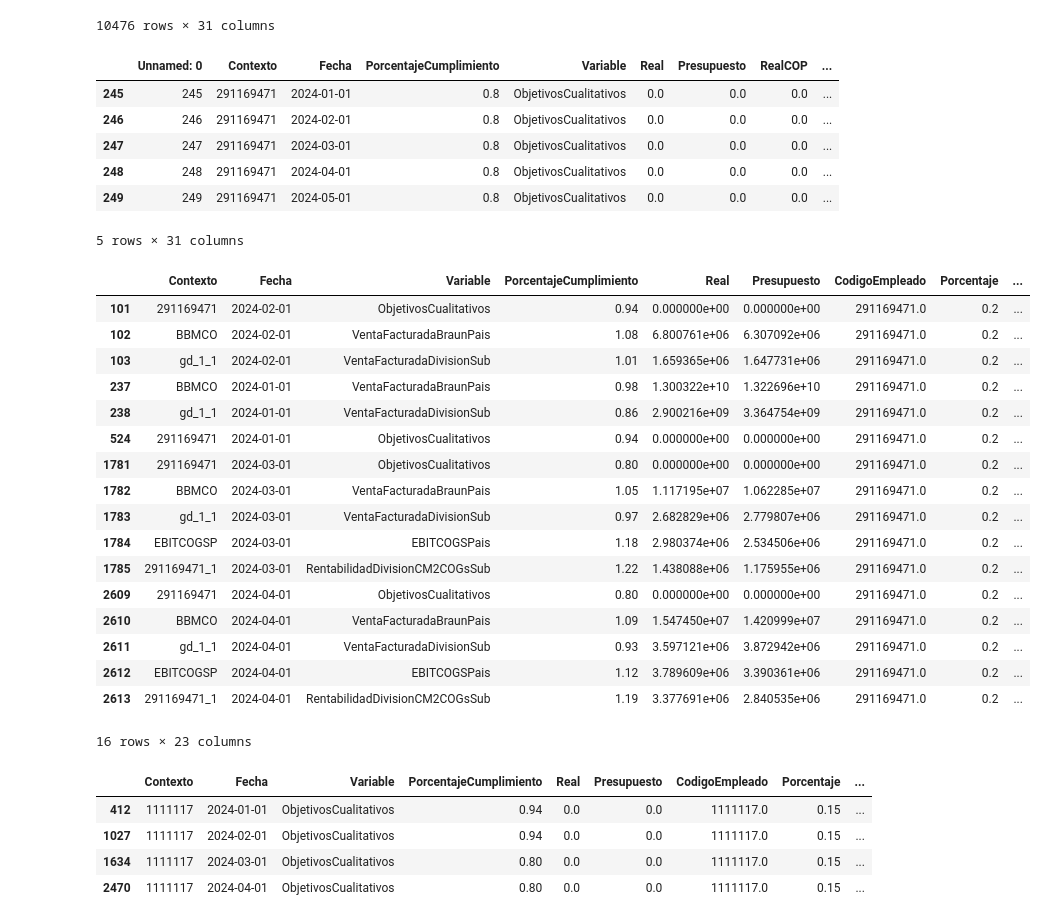
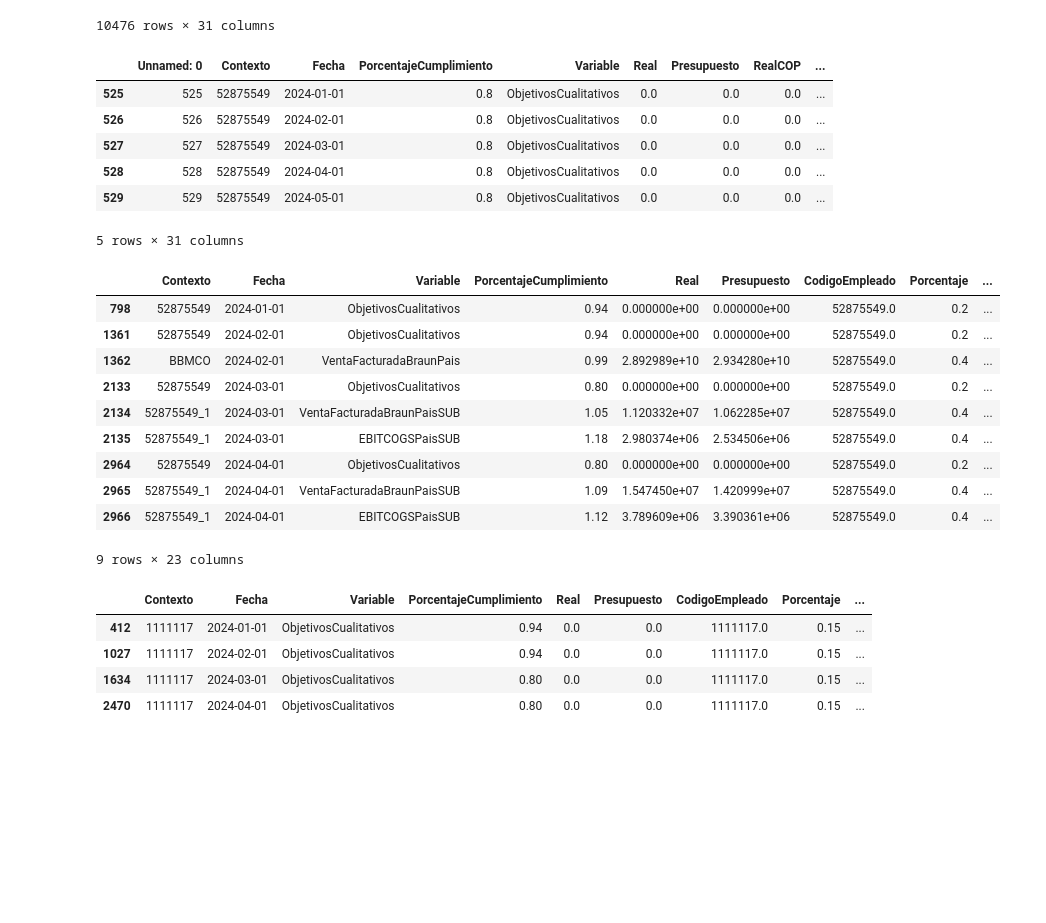
Before and after one commit to Crispelinho/-Liquidations-Incentives-Jupyter, a Jupyter notebook: 2. Calculo de Maestra de Liquidaciones.ipynb, the cells around one changed output. Drawn from its saved outputs; the diff is of its cells as text; code cells hidden in the pictures; blank space fills up the shorter version.

```diff
--- a/2. Calculo de Maestra de Liquidaciones.ipynb
+++ b/2. Calculo de Maestra de Liquidaciones.ipynb
@@ -1141,37 +1139,30 @@ maestra_resultados_por_empleado
 10476 rows × 31 columns
 # %%
 maestra_resultados_por_empleado[
-    (maestra_resultados_por_empleado['Contexto']=='291169471')
+    (maestra_resultados_por_empleado['Contexto']=='52875549')
 ]
 # %% [output]
 |  | Unnamed: 0 | Contexto | Fecha | PorcentajeCumplimiento | Variable | Real | Presupuesto | RealCOP | ... |
-| 245 | 245 | 291169471 | 2024-01-01 | 0.8 | ObjetivosCualitativos | 0.0 | 0.0 | 0.0 | ... |
-| 246 | 246 | 291169471 | 2024-02-01 | 0.8 | ObjetivosCualitativos | 0.0 | 0.0 | 0.0 | ... |
-| 247 | 247 | 291169471 | 2024-03-01 | 0.8 | ObjetivosCualitativos | 0.0 | 0.0 | 0.0 | ... |
-| 248 | 248 | 291169471 | 2024-04-01 | 0.8 | ObjetivosCualitativos | 0.0 | 0.0 | 0.0 | ... |
-| 249 | 249 | 291169471 | 2024-05-01 | 0.8 | ObjetivosCualitativos | 0.0 | 0.0 | 0.0 | ... |
+| 525 | 525 | 52875549 | 2024-01-01 | 0.8 | ObjetivosCualitativos | 0.0 | 0.0 | 0.0 | ... |
+| 526 | 526 | 52875549 | 2024-02-01 | 0.8 | ObjetivosCualitativos | 0.0 | 0.0 | 0.0 | ... |
+| 527 | 527 | 52875549 | 2024-03-01 | 0.8 | ObjetivosCualitativos | 0.0 | 0.0 | 0.0 | ... |
+| 528 | 528 | 52875549 | 2024-04-01 | 0.8 | ObjetivosCualitativos | 0.0 | 0.0 | 0.0 | ... |
+| 529 | 529 | 52875549 | 2024-05-01 | 0.8 | ObjetivosCualitativos | 0.0 | 0.0 | 0.0 | ... |
 5 rows × 31 columns
 # %%
-df_resultado_detallado_previo[df_resultado_detallado_previo['CodigoEmpleado'] == '291169471.0']
+df_resultado_detallado_previo[df_resultado_detallado_previo['CodigoEmpleado'] == '52875549.0']
 # %% [output]
 |  | Contexto | Fecha | Variable | PorcentajeCumplimiento | Real | Presupuesto | CodigoEmpleado | Porcentaje | ... |
-| 101 | 291169471 | 2024-02-01 | ObjetivosCualitativos | 0.94 | 0.000000e+00 | 0.000000e+00 | 291169471.0 | 0.2 | ... |
-| 102 | BBMCO | 2024-02-01 | VentaFacturadaBraunPais | 1.08 | 6.800761e+06 | 6.307092e+06 | 291169471.0 | 0.2 | ... |
-| 103 | gd_1_1 | 2024-02-01 | VentaFacturadaDivisionSub | 1.01 | 1.659365e+06 | 1.647731e+06 | 291169471.0 | 0.2 | ... |
-| 237 | BBMCO | 2024-01-01 | VentaFacturadaBraunPais | 0.98 | 1.300322e+10 | 1.322696e+10 | 291169471.0 | 0.2 | ... |
-| 238 | gd_1_1 | 2024-01-01 | VentaFacturadaDivisionSub | 0.86 | 2.900216e+09 | 3.364754e+09 | 291169471.0 | 0.2 | ... |
-| 524 | 291169471 | 2024-01-01 | ObjetivosCualitativos | 0.94 | 0.000000e+00 | 0.000000e+00 | 291169471.0 | 0.2 | ... |
-| 1781 | 291169471 | 2024-03-01 | ObjetivosCualitativos | 0.80 | 0.000000e+00 | 0.000000e+00 | 291169471.0 | 0.2 | ... |
-| 1782 | BBMCO | 2024-03-01 | VentaFacturadaBraunPais | 1.05 | 1.117195e+07 | 1.062285e+07 | 291169471.0 | 0.2 | ... |
-| 1783 | gd_1_1 | 2024-03-01 | VentaFacturadaDivisionSub | 0.97 | 2.682829e+06 | 2.779807e+06 | 291169471.0 | 0.2 | ... |
-| 1784 | EBITCOGSP | 2024-03-01 | EBITCOGSPais | 1.18 | 2.980374e+06 | 2.534506e+06 | 291169471.0 | 0.2 | ... |
-| 1785 | 291169471_1 | 2024-03-01 | RentabilidadDivisionCM2COGsSub | 1.22 | 1.438088e+06 | 1.175955e+06 | 291169471.0 | 0.2 | ... |
-| 2609 | 291169471 | 2024-04-01 | ObjetivosCualitativos | 0.80 | 0.000000e+00 | 0.000000e+00 | 291169471.0 | 0.2 | ... |
-| 2610 | BBMCO | 2024-04-01 | VentaFacturadaBraunPais | 1.09 | 1.547450e+07 | 1.420999e+07 | 291169471.0 | 0.2 | ... |
-| 2611 | gd_1_1 | 2024-04-01 | VentaFacturadaDivisionSub | 0.93 | 3.597121e+06 | 3.872942e+06 | 291169471.0 | 0.2 | ... |
-| 2612 | EBITCOGSP | 2024-04-01 | EBITCOGSPais | 1.12 | 3.789609e+06 | 3.390361e+06 | 291169471.0 | 0.2 | ... |
-| 2613 | 291169471_1 | 2024-04-01 | RentabilidadDivisionCM2COGsSub | 1.19 | 3.377691e+06 | 2.840535e+06 | 291169471.0 | 0.2 | ... |
+| 798 | 52875549 | 2024-01-01 | ObjetivosCualitativos | 0.94 | 0.000000e+00 | 0.000000e+00 | 52875549.0 | 0.2 | ... |
+| 1361 | 52875549 | 2024-02-01 | ObjetivosCualitativos | 0.94 | 0.000000e+00 | 0.000000e+00 | 52875549.0 | 0.2 | ... |
+| 1362 | BBMCO | 2024-02-01 | VentaFacturadaBraunPais | 0.99 | 2.892989e+10 | 2.934280e+10 | 52875549.0 | 0.4 | ... |
+| 2133 | 52875549 | 2024-03-01 | ObjetivosCualitativos | 0.80 | 0.000000e+00 | 0.000000e+00 | 52875549.0 | 0.2 | ... |
+| 2134 | 52875549_1 | 2024-03-01 | VentaFacturadaBraunPaisSUB | 1.05 | 1.120332e+07 | 1.062285e+07 | 52875549.0 | 0.4 | ... |
+| 2135 | 52875549_1 | 2024-03-01 | EBITCOGSPaisSUB | 1.18 | 2.980374e+06 | 2.534506e+06 | 52875549.0 | 0.4 | ... |
+| 2964 | 52875549 | 2024-04-01 | ObjetivosCualitativos | 0.80 | 0.000000e+00 | 0.000000e+00 | 52875549.0 | 0.2 | ... |
+| 2965 | 52875549_1 | 2024-04-01 | VentaFacturadaBraunPaisSUB | 1.09 | 1.547450e+07 | 1.420999e+07 | 52875549.0 | 0.4 | ... |
+| 2966 | 52875549_1 | 2024-04-01 | EBITCOGSPaisSUB | 1.12 | 3.789609e+06 | 3.390361e+06 | 52875549.0 | 0.4 | ... |
-16 rows × 23 columns
+9 rows × 23 columns
 # %%
 df_resultado_detallado_previo[
     (df_resultado_detallado_previo['Contexto']=='1111117') &
```
Also changed, not shown: parts of 31 cells of this notebook.
